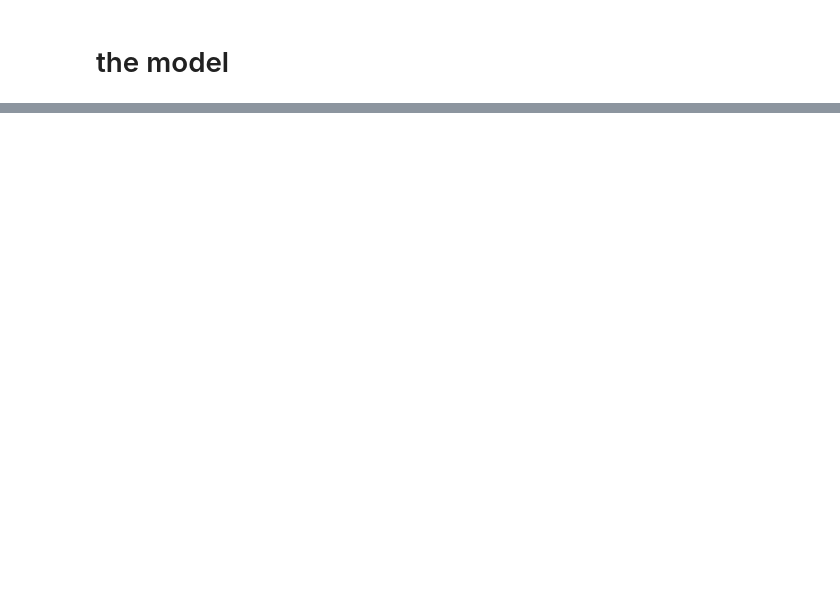
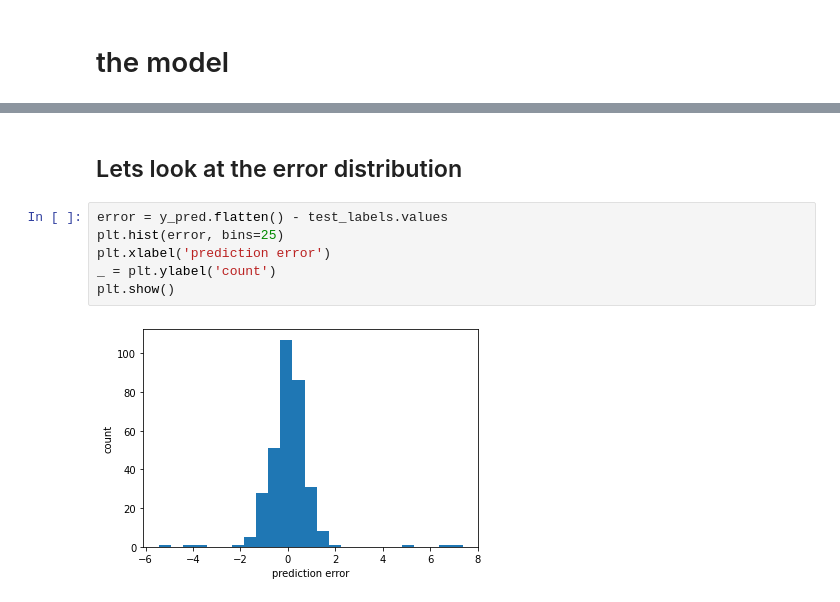
Before and after one commit to darrahts/uavTestbed, a Jupyter notebook: sql/data_analysis.ipynb, the cells around one changed output, grey strips where cells are left out. Cells and saved outputs as stored; diff of their text form; blank space fills up the shorter version.

```diff
--- a/sql/data_analysis.ipynb
+++ b/sql/data_analysis.ipynb
@@ -1201,0 +1183,10 @@ y_pred = models[0].predict(test_df)
+# %% [markdown]
+## Lets look at the error distribution
+# %%
+error = y_pred.flatten() - test_labels.values
+plt.hist(error, bins=25)
+plt.xlabel('prediction error')
+_ = plt.ylabel('count')
+plt.show()
+# %% [output]
+[figure, added]
```
Also changed, not shown: parts of 61 cells of this notebook.
